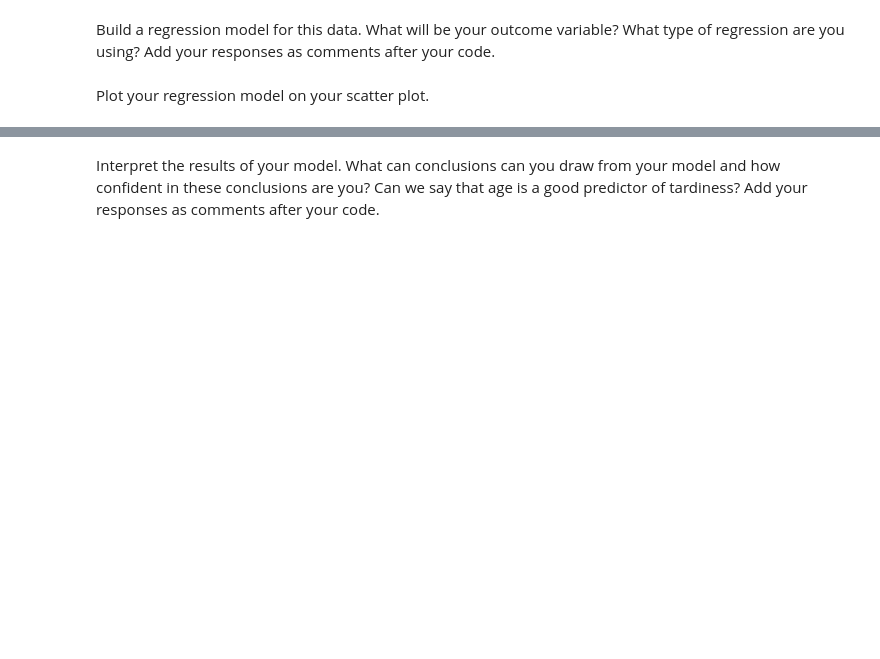
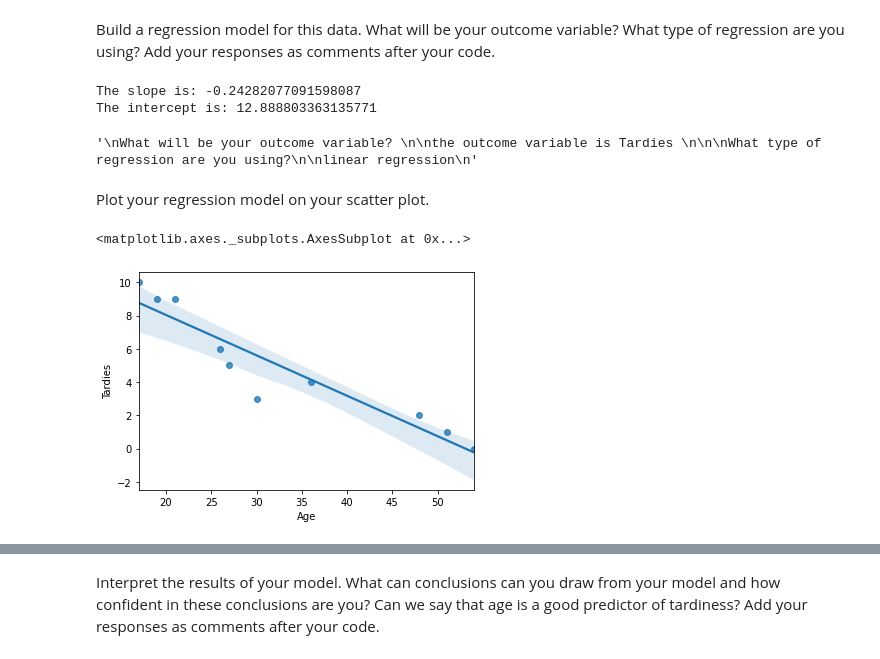
Before and after one commit to ta-data-lis/lab-regression-analysis, a Jupyter notebook: your-code/challenge1.ipynb, the cells around one changed output, grey strips where cells are left out. Saved outputs shown, nothing was run; the diff lists cells and outputs as text; code cells hidden in the pictures; blank space fills up the shorter version.

Commit message:
Lab: Regression Analysis - Oliver Szotyori
Lab done.

```diff
--- a/your-code/challenge1.ipynb
+++ b/your-code/challenge1.ipynb
@@ -53,2 +71,24 @@ Build a regression model for this data. What will be your outcome variable? What
+# %%
+X = student_data["Age"]
+Y = student_data["Tardies"]
+slope, intercept, r_value, p_value, std_err = stats.linregress(X, Y)
+print ("The slope is: " + str(slope))
+print ("The intercept is: " + str(intercept))
+# %% [output]
+The slope is: -0.24282077091598087
+The intercept is: 12.888803363135771
+# %%
+'''
+What will be your outcome variable?
+
+the outcome variable is Tardies
+
+
+What type of regression are you using?
+
+linear regression
+'''
+# %% [output]
+'\nWhat will be your outcome variable? \n\nthe outcome variable is Tardies \n\n\nWhat type of regression are you using?\n\nlinear regression\n'
 # %% [markdown]
 Plot your regression model on your scatter plot.
@@ -56,0 +95,5 @@ Plot your regression model on your scatter plot.
+# %%
+sns.regplot(x="Age", y="Tardies", data=student_data)
+# %% [output]
+<matplotlib.axes._subplots.AxesSubplot at 0x...>
+[figure, added]
```
Also changed, not shown: parts of 41 cells of this notebook.
